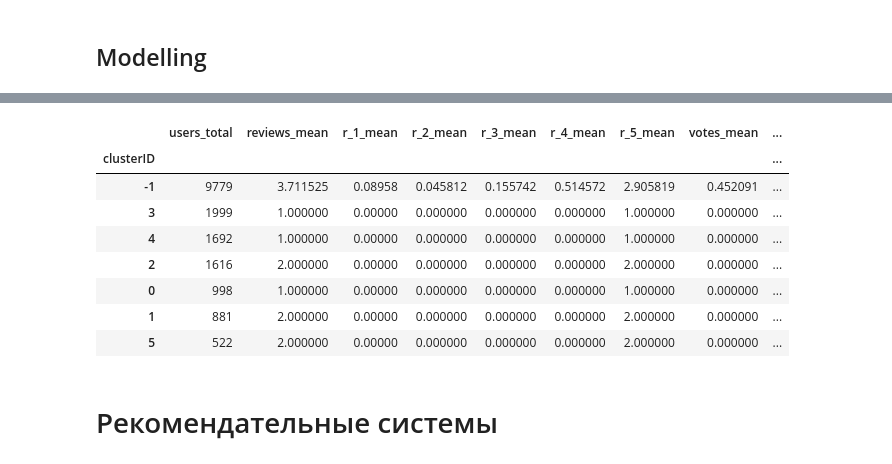
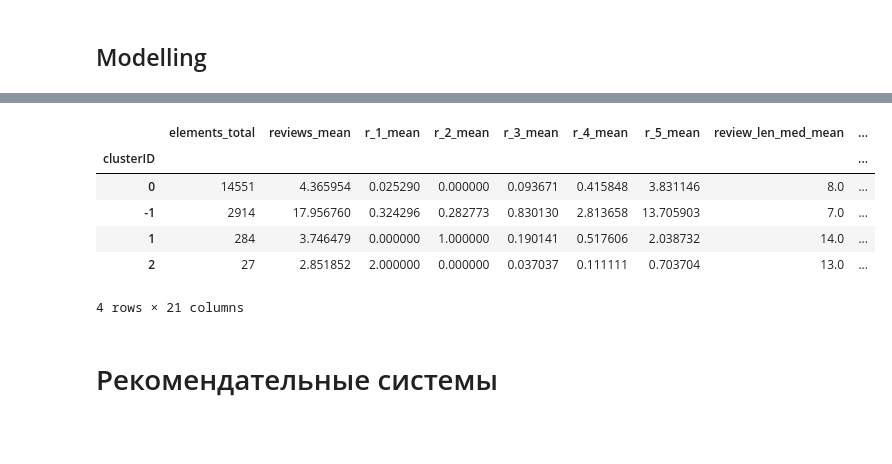
Before and after one commit to gribkov-s/OTUS_ML, a Jupyter notebook: Project_RecomendationSystemAndClustering.ipynb, the cells around one changed output, grey strips where cells are left out. Saved outputs shown, nothing was run; the diff lists cells and outputs as text; code cells hidden in the pictures; blank space fills up the shorter version.

```diff
--- a/Project_RecomendationSystemAndClustering.ipynb
+++ b/Project_RecomendationSystemAndClustering.ipynb
@@ -63,7 +51,5 @@ def getDF(path):
     i += 1
   return pd.DataFrame.from_dict(df, orient='index')
 
-data_meta = getDF('/home/dataengineer/OTUS_ML/rs_data/meta_Digital_Music.json.gz')
 data_review_all = getDF('/home/dataengineer/OTUS_ML/rs_data/Digital_Music.json.gz')
-
-data_review_all = data_review_all[data_review_all['unixReviewTime'] >= 1483228800]
+data_review_all = data_review_all[data_review_all['unixReviewTime'] >= 1420070400]
@@ -293,11 +254,11 @@ plt.plot(distances)
 # %%
 #построение модели DBSCAN
 
-db = DBSCAN(eps=0.1, min_samples=500)
-db.fit(data_users_sc)
+db = DBSCAN(eps=1.5, min_samples=17)
+db.fit(data_for_clustering_sc)
 
-data_users_labels = db.labels_
+data_for_clustering_labels = db.labels_
 
-n_clusters = len(set(data_users_labels)) - (1 if -1 in data_users_labels else 0)
+n_clusters = len(set(data_for_clustering_labels)) - (1 if -1 in data_for_clustering_labels else 0)
 print("Clusters total: " + str(n_clusters))
 # %% [output]
@@ -318,6 +279,6 @@ ax.add_artist(legend)
 # %%
-#добавление ID кластера к данным о пользователях
+#добавление ID кластера
 
-data_users['clusterID'] = data_users_labels
-data_users
+data_for_clustering['clusterID'] = data_for_clustering_labels
+data_for_clustering
 # %% [output]
@@ -337,32 +298,39 @@ data_users
 # %%
-#оценка распределения пользователей по кластерам
+#оценка распределения по кластерам
 
-data_users_clusters = data_users.groupby('clusterID').agg(
-    users_total = pd.NamedAgg(column = 'reviewerID', aggfunc = 'count'),
+data_for_clustering_by_clusters = data_for_clustering.groupby('clusterID').agg(
+    elements_total = pd.NamedAgg(column = 'clusterID', aggfunc = 'count'),
     reviews_mean = pd.NamedAgg(column = 'reviews_total', aggfunc = 'mean'),
     r_1_mean = pd.NamedAgg(column = 'r_1_total', aggfunc = 'mean'),
     r_2_mean = pd.NamedAgg(column = 'r_2_total', aggfunc = 'mean'),
     r_3_mean = pd.NamedAgg(column = 'r_3_total', aggfunc = 'mean'),
     r_4_mean = pd.NamedAgg(column = 'r_4_total', aggfunc = 'mean'),
     r_5_mean = pd.NamedAgg(column = 'r_5_total', aggfunc = 'mean'),
-    votes_mean = pd.NamedAgg(column = 'votes_total', aggfunc = 'mean'),
-    short_rewiev_mean = pd.NamedAgg(column = 'short_review_total', aggfunc = 'mean'),
-    middle_rewiev_mean = pd.NamedAgg(column = 'middle_review_total', aggfunc = 'mean'),
-    long_rewiev_mean = pd.NamedAgg(column = 'long_review_total', aggfunc = 'mean'),
-    user_lt_days_mean = pd.NamedAgg(column = 'user_lt_days', aggfunc = 'mean'),
+    review_len_med_mean = pd.NamedAgg(column = 'review_len_med', aggfunc = 'median'),
+    lt_days_mean = pd.NamedAgg(column = 'lt_days', aggfunc = 'median'),
+    m_1_mean = pd.NamedAgg(column = 'm_1_total', aggfunc = 'mean'),
+    m_2_mean = pd.NamedAgg(column = 'm_2_total', aggfunc = 'mean'),
+    m_3_mean = pd.NamedAgg(column = 'm_3_total', aggfunc = 'mean'),
+    m_4_mean = pd.NamedAgg(column = 'm_4_total', aggfunc = 'mean'),
+    m_5_mean = pd.NamedAgg(column = 'm_5_total', aggfunc = 'mean'),
+    m_6_mean = pd.NamedAgg(column = 'm_6_total', aggfunc = 'mean'),
+    m_7_mean = pd.NamedAgg(column = 'm_7_total', aggfunc = 'mean'),
+    m_8_mean = pd.NamedAgg(column = 'm_8_total', aggfunc = 'mean'),
+    m_9_mean = pd.NamedAgg(column = 'm_9_total', aggfunc = 'mean'),
+    m_10_mean = pd.NamedAgg(column = 'm_10_total', aggfunc = 'mean'),
+    m_11_mean = pd.NamedAgg(column = 'm_11_total', aggfunc = 'mean'),
+    m_12_mean = pd.NamedAgg(column = 'm_12_total', aggfunc = 'mean'),
     )
 
-data_users_clusters.sort_values(by=['users_total'], ascending=False)
+data_for_clustering_by_clusters.sort_values(by=['elements_total'], ascending=False)
 # %% [output]
-|  | users_total | reviews_mean | r_1_mean | r_2_mean | r_3_mean | r_4_mean | r_5_mean | votes_mean | ... |
+|  | elements_total | reviews_mean | r_1_mean | r_2_mean | r_3_mean | r_4_mean | r_5_mean | review_len_med_mean | ... |
 | clusterID |  |  |  |  |  |  |  |  | ... |
-| -1 | 9779 | 3.711525 | 0.08958 | 0.045812 | 0.155742 | 0.514572 | 2.905819 | 0.452091 | ... |
-| 3 | 1999 | 1.000000 | 0.00000 | 0.000000 | 0.000000 | 0.000000 | 1.000000 | 0.000000 | ... |
-| 4 | 1692 | 1.000000 | 0.00000 | 0.000000 | 0.000000 | 0.000000 | 1.000000 | 0.000000 | ... |
-| 2 | 1616 | 2.000000 | 0.00000 | 0.000000 | 0.000000 | 0.000000 | 2.000000 | 0.000000 | ... |
-| 0 | 998 | 1.000000 | 0.00000 | 0.000000 | 0.000000 | 0.000000 | 1.000000 | 0.000000 | ... |
-| 1 | 881 | 2.000000 | 0.00000 | 0.000000 | 0.000000 | 0.000000 | 2.000000 | 0.000000 | ... |
-| 5 | 522 | 2.000000 | 0.00000 | 0.000000 | 0.000000 | 0.000000 | 2.000000 | 0.000000 | ... |
+| 0 | 14551 | 4.365954 | 0.025290 | 0.000000 | 0.093671 | 0.415848 | 3.831146 | 8.0 | ... |
+| -1 | 2914 | 17.956760 | 0.324296 | 0.282773 | 0.830130 | 2.813658 | 13.705903 | 7.0 | ... |
+| 1 | 284 | 3.746479 | 0.000000 | 1.000000 | 0.190141 | 0.517606 | 2.038732 | 14.0 | ... |
+| 2 | 27 | 2.851852 | 2.000000 | 0.000000 | 0.037037 | 0.111111 | 0.703704 | 13.0 | ... |
+4 rows × 21 columns
 # %% [markdown]
 # Рекомендательные системы
 # %% [markdown]
```
Also changed, not shown: parts of 37 cells of this notebook.
